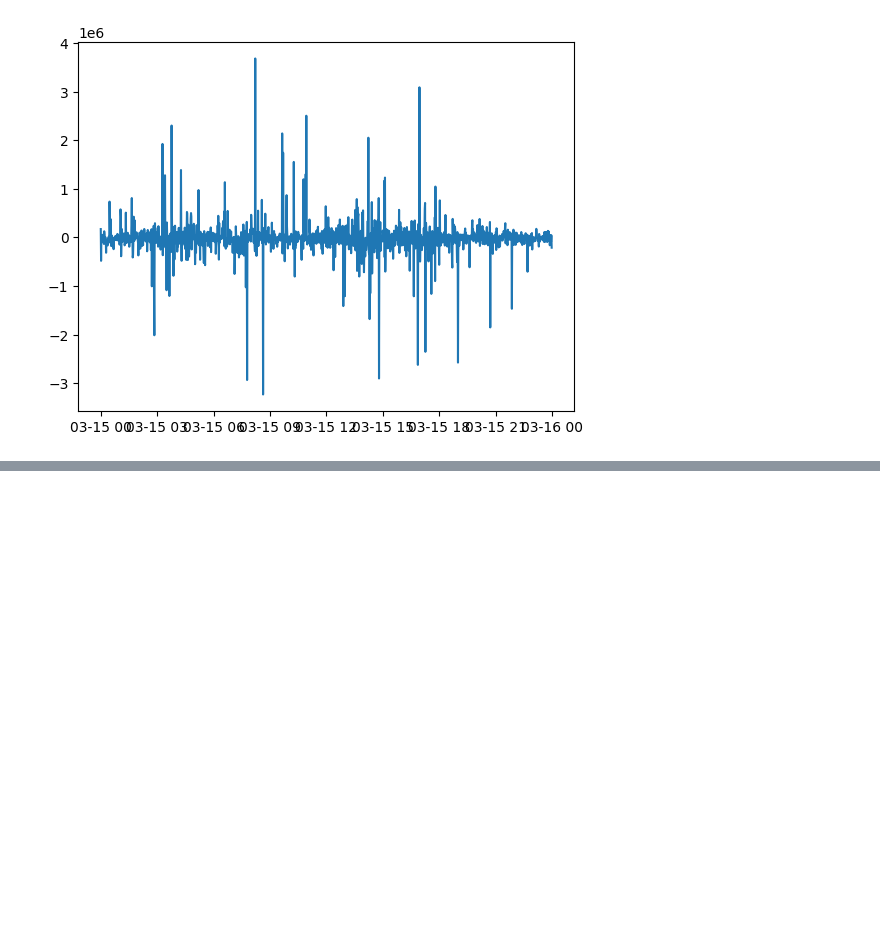
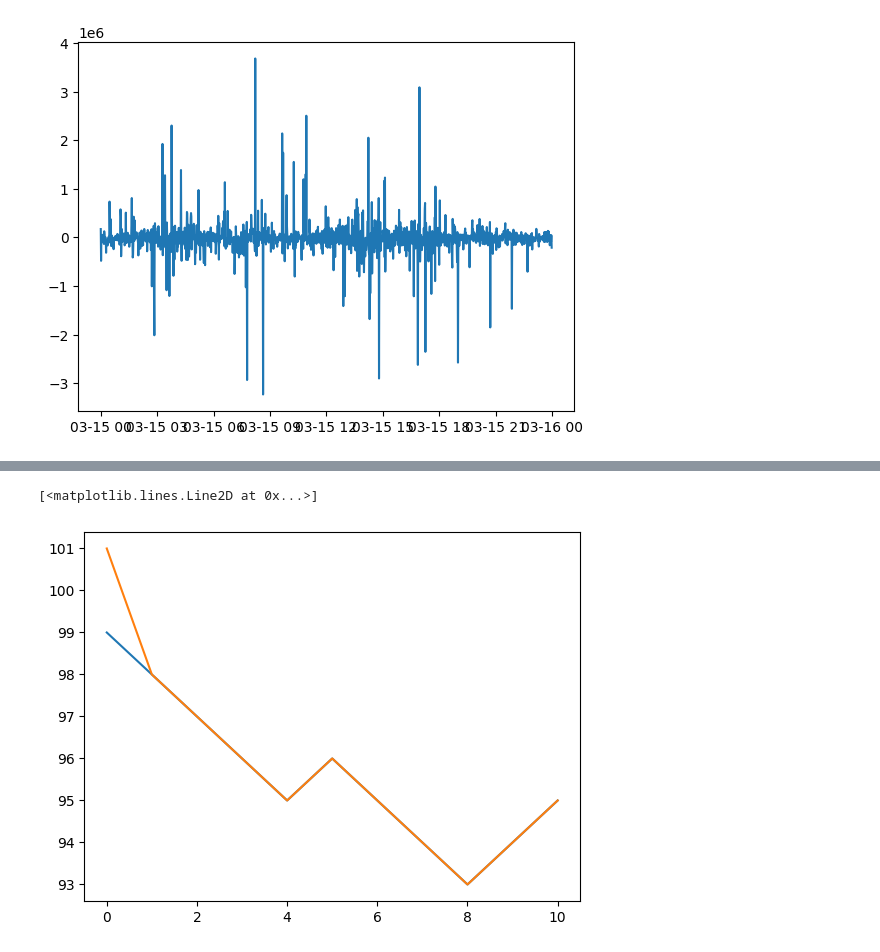
Before and after one commit to bahadurvikram/ATS-2025-OWN, a Jupyter notebook: kyle_lambda_fit.ipynb, the cells around one changed output, grey strips where cells are left out. Drawn from its saved outputs; the diff is of its cells as text; code cells hidden in the pictures; blank space fills up the shorter version.

```diff
--- a/kyle_lambda_fit.ipynb
+++ b/kyle_lambda_fit.ipynb
@@ -64,0 +69,35 @@ plt.plot(df)
+# %%
+def price_adj_function(of):
+	return np.sign(of)
+# %%
+v=np.random.normal(100,10)
+market_maker_quotes = [(99,101)]
+order_flow = []
+iterations = 10
+for i in range(iterations):
+	midprice = (market_maker_quotes[-1][0] + market_maker_quotes[-1][1])/2
+	uninformed_trader_of = np.random.normal(0,1)
+	informed_trader_of = (v - midprice)
+	total_order_flow = uninformed_trader_of + informed_trader_of
+
+	# update market maker quotes
+	last_bid = market_maker_quotes[-1][0]
+	last_ask = market_maker_quotes[-1][0]
+	price_adjustment = price_adj_function(total_order_flow)
+
+	new_bid, new_ask = last_bid + price_adjustment, last_ask + price_adjustment
+	order_flow.append(total_order_flow)
+	market_maker_quotes.append((new_bid, new_ask))
+
+bids = [x[0] for x in market_maker_quotes]
+asks = [x[1] for x in market_maker_quotes]
+plt.plot(bids)
+plt.plot(asks)
+
+# -- dont know how to handle this
+#plt.scatter(df[‘order_
+#plt.xlabel(‘orderflow’
+#plt.ylabel(‘return’)
+# %% [output]
+[<matplotlib.lines.Line2D at 0x...>]
+[figure, added]
```
Also changed, not shown: parts of 1 cell of this notebook.
